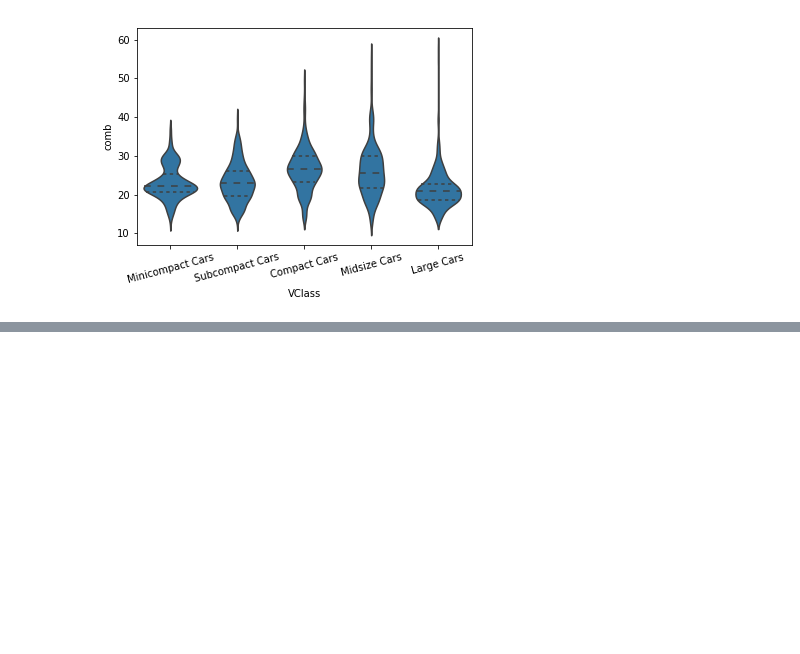
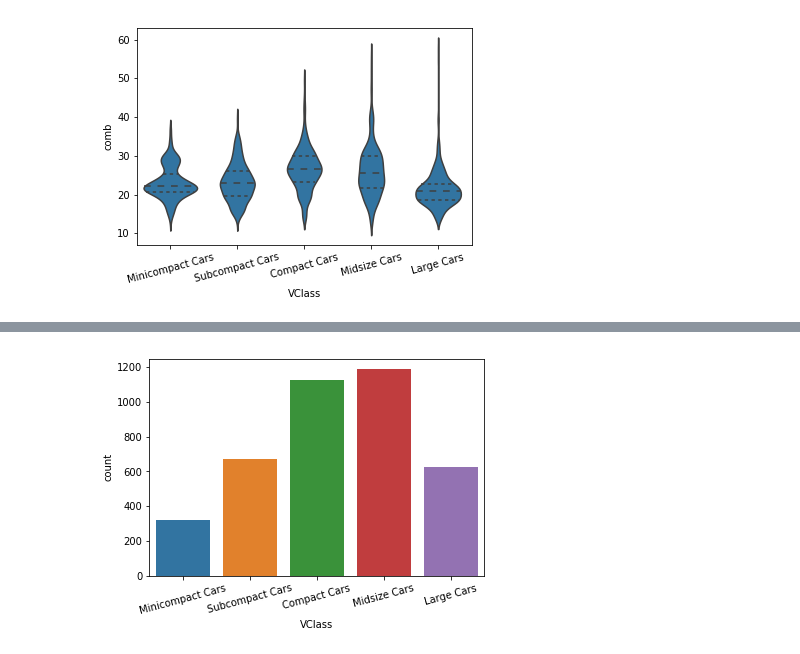
Before and after one commit to iRaied/Project_5_3_Pokemon, a Jupyter notebook: Bivariate_Exploration.ipynb, the cells around one changed output, grey strips where cells are left out. Cells and saved outputs as stored; diff of their text form; code cells hidden in the pictures; blank space fills up the shorter version.

```diff
--- a/Bivariate_Exploration.ipynb
+++ b/Bivariate_Exploration.ipynb
@@ -233,0 +313,6 @@ plt.xticks(rotation = 15);
+# %%
+# An alternative way of showing the distribution and counts is trough the use of a clustered bar chart
+sb.countplot(data = fuel_econ, x = 'VClass')
+plt.xticks(rotation= 15);
+# %% [output]
+[figure, added]
```
Also changed, not shown: parts of 14 cells of this notebook.
